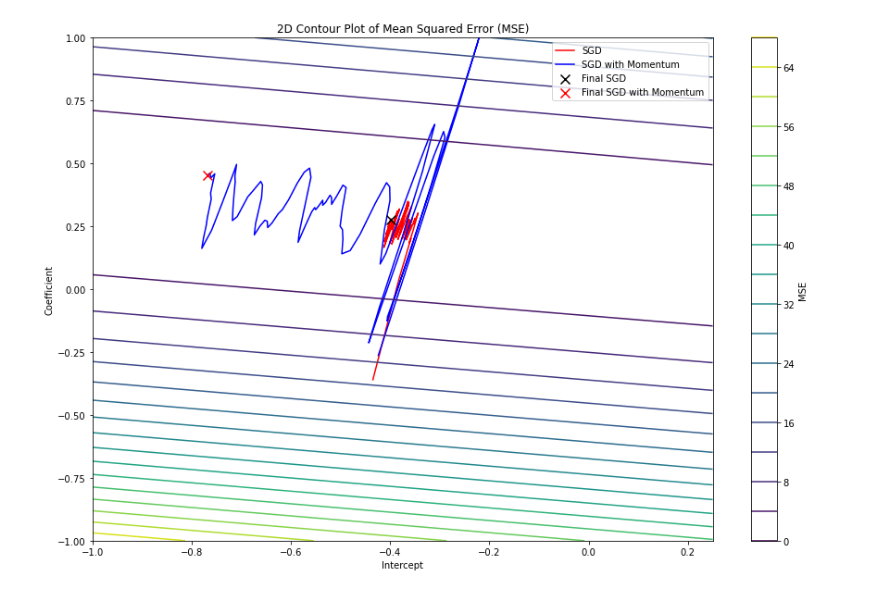
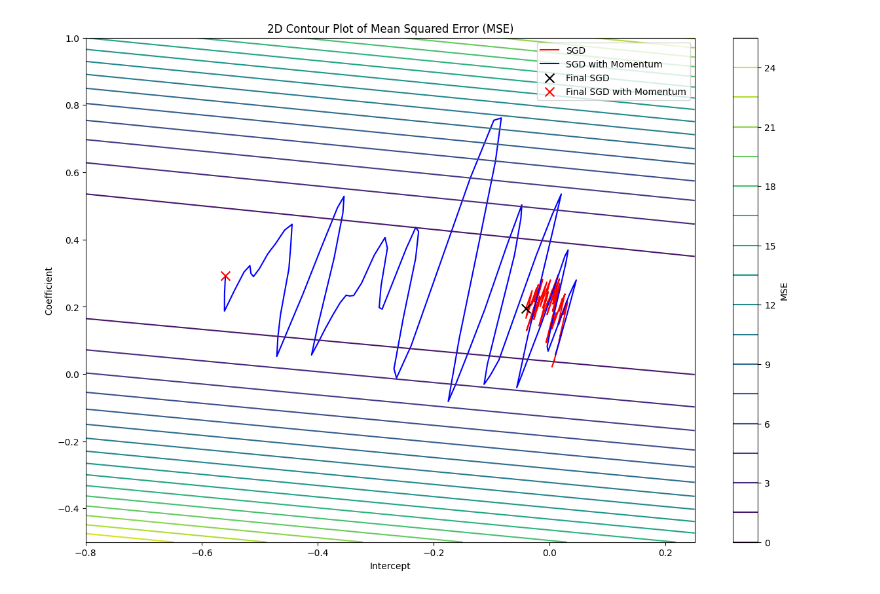
Before and after one commit to bsraya/optimization-algorithms, a Jupyter notebook: sgd-momentum.ipynb, the cells around one changed output. Drawn from its saved outputs; the diff is of its cells as text; code cells hidden in the pictures.

```diff
--- a/sgd-momentum.ipynb
+++ b/sgd-momentum.ipynb
@@ -39,27 +40,27 @@ def sgd(x, y, df, epochs=100, alpha=0.01):
 # %%
-def sgd_momentum(x, y, df, epochs=100, alpha=0.01, momentum=0.9):
-  intercept, coefficient = -0.5, -0.75
-  b0_velocity, b1_velocity = 0.0, 0.0
-  random_index = np.random.randint(len(features))
-  prediction = predict(intercept, coefficient, x[random_index])
-  error = ((prediction - y[random_index]) ** 2) / 2
-
-  df.loc[0] = [intercept, coefficient, b0_velocity, b1_velocity, error]
-
-  for epoch in range(0, epochs):
+def sgd_momentum(x, y, df, epochs=100, alpha=0.01, gamma=0.9):
+    intercept, coefficient = 0.0, 0.0
+    b0_velocity, b1_velocity = 0.0, 0.0
     random_index = np.random.randint(len(features))
     prediction = predict(intercept, coefficient, x[random_index])
-    b0_error = prediction - y[random_index]
-    b1_error = (prediction - y[random_index]) * x[random_index]
-    b0_velocity = momentum * b0_velocity + alpha * b0_error
-    b1_velocity = momentum * b1_velocity + alpha * b1_error
-    intercept = intercept - b0_velocity
-    coefficient = coefficient - b1_velocity
+    error = ((prediction - y[random_index]) ** 2) / 2
 
-    error = prediction - y[random_index]
-    df.loc[epoch] = [intercept, coefficient, b0_velocity, b1_velocity, error]
+    df.loc[0] = [intercept, coefficient, b0_velocity, b1_velocity, error]
 
-  return df
+    for epoch in range(1, epochs + 1):
+        random_index = np.random.randint(len(features))
+        prediction = predict(intercept, coefficient, x[random_index])
+        b0_error = prediction - y[random_index]
+        b1_error = (prediction - y[random_index]) * x[random_index]
+        b0_velocity = gamma * b0_velocity + alpha * b0_error
+        b1_velocity = gamma * b1_velocity + alpha * b1_error
+        intercept = intercept - b0_velocity
+        coefficient = coefficient - b1_velocity
+
+        squared_error = (prediction - y[random_index]) ** 2
+        df.loc[epoch] = [intercept, coefficient, b0_velocity, b1_velocity, squared_error]
+
+    return df
 # %%
 sgd_columns = ['intercept', 'coefficient', 'sum_error']
 sgd_loss_df = pd.DataFrame(columns=sgd_columns)
@@ -69,38 +70,38 @@ sgd_momentum_columns = ['intercept', 'coefficient', 'intercept_velocity', 'coeff
 sgd_momentum_loss_df = pd.DataFrame(columns=sgd_momentum_columns)
 sgd_momentum_loss_df = sgd_momentum(sepal_length, petal_width, sgd_momentum_loss_df)
 # %%
-intercept_range = np.linspace(-1.0, 0.25, 150)
-coefficient_range = np.linspace(-1, 1, 150)
+intercept_range = np.linspace(-0.8, 0.25, 150)
+coefficient_range = np.linspace(-0.5, 1.0, 150)
 intercept_grid, coefficient_grid = np.meshgrid(intercept_range, coefficient_range)
 
 mse_grid = np.zeros_like(intercept_grid)
 
 for i in range(len(intercept_range)):
     for j in range(len(coefficient_range)):
         # Get current intercept and coefficient values
         intercept = intercept_grid[i, j]
         coefficient = coefficient_grid[i, j]
 
         # Calculate predicted values using the current intercept and coefficient
         y_pred = intercept + coefficient * sepal_length.squeeze()
 
         # Calculate MSE (Mean Squared Error)
         mse = np.mean((y_pred - petal_width)**2)
 
         # Store MSE in the corresponding grid position
         mse_grid[i, j] = mse
 
 plt.figure(figsize=(15, 10))
 contour = plt.contour(intercept_grid, coefficient_grid, mse_grid, levels=20, cmap='viridis')
 plt.colorbar(contour, label='MSE')
 plt.plot(sgd_loss_df['intercept'], sgd_loss_df['coefficient'], color='r', zorder=1)
 plt.plot(sgd_momentum_loss_df['intercept'], sgd_momentum_loss_df['coefficient'], color='b', zorder=1)
 plt.xlabel('Intercept')
 plt.ylabel('Coefficient')
 plt.title('2D Contour Plot of Mean Squared Error (MSE)')
 plt.scatter(sgd_loss_df.loc[len(sgd_loss_df)-1, 'intercept'], sgd_loss_df.loc[len(sgd_loss_df)-1, 'coefficient'], color='black', marker='x', s=100, zorder=2)
 plt.scatter(sgd_momentum_loss_df.loc[len(sgd_momentum_loss_df)-1, 'intercept'], sgd_momentum_loss_df.loc[len(sgd_momentum_loss_df)-1, 'coefficient'], color='r', marker='x', s=100, zorder=2)
 plt.legend(['SGD', 'SGD with Momentum', 'Final SGD', 'Final SGD with Momentum'])
 plt.show()
 # %% [output]
-[figure, old version]
+[figure, new version]
```
Also changed, not shown: parts of 1 cell of this notebook, 2 other files.
